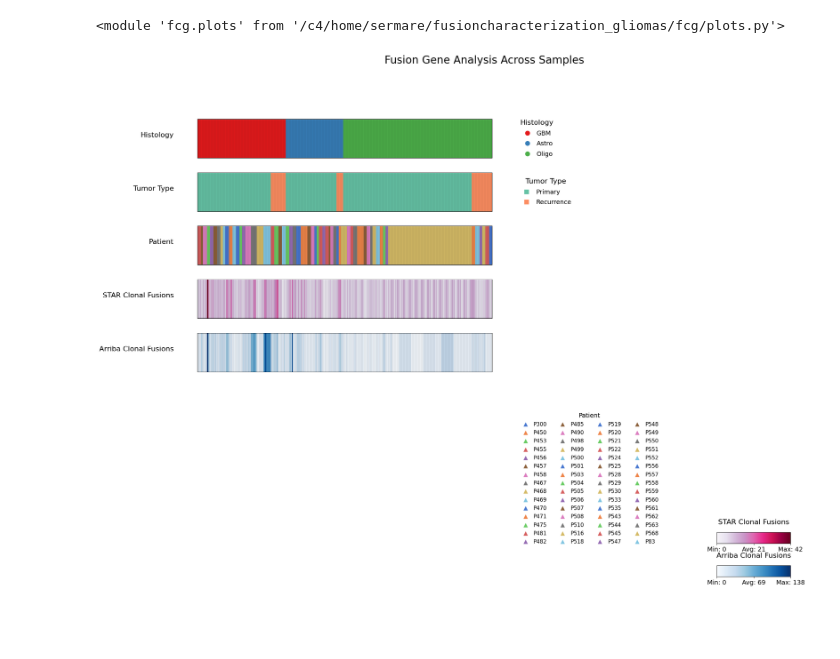
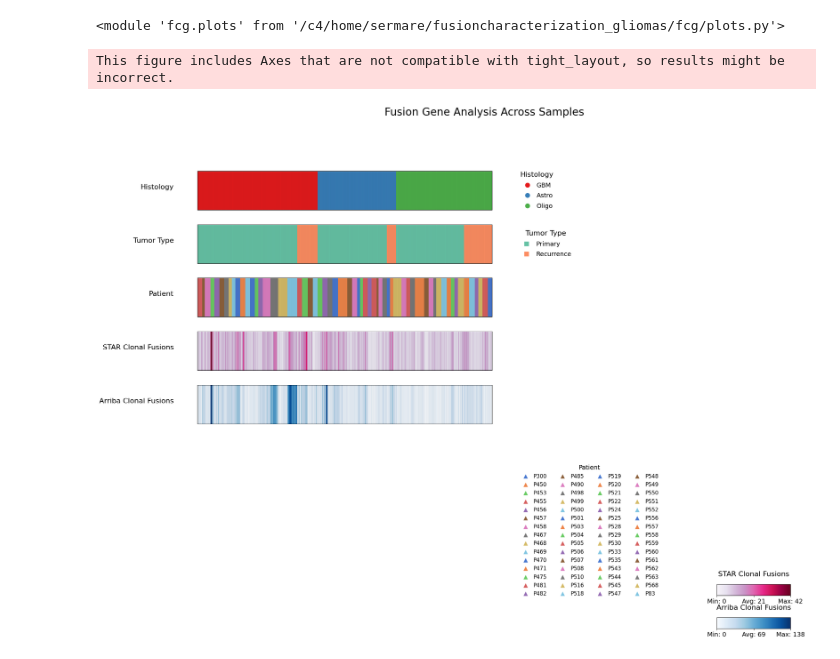
Before and after one commit to sermare/fusioncharacterization_gliomas, a Jupyter notebook: fcg/jupyter_notebooks/generation_panel.ipynb, the cells around one changed output. Cells and saved outputs as stored; diff of their text form; code cells hidden in the pictures; blank space fills up the shorter version.

Commit message:
corrected the overlap of fusion detections by both algorithms

```diff
--- a/fcg/jupyter_notebooks/generation_panel.ipynb
+++ b/fcg/jupyter_notebooks/generation_panel.ipynb
@@ -373,6 +373,8 @@ arriba_sample_clonal = arriba_sample_fusions.merge(arriba_clonal_set, on="patien
 arriba_sample_clonal["Arriba_clonal_in_sample"] = arriba_sample_clonal.apply(
     lambda row: sum(fg in row["Arriba_clonal_fusions"] for fg in row["fg_bk_list"]), axis=1
 )
+
+arriba_sample_clonal.loc[327, 'file_path'] = 'P520SF12625-V9_S62_L003' #arriba_sample_clonal['patient'] == 'P520'] #P520SF12625V9
 # %%
 # Starting with your patient-level dataframe (this could be per sample or per patient as needed)
 final_df = merged_counts[['SF#', 'patient', 'Histology', 'Tumor', 'RNAseq_number']]
@@ -541,9 +544,10 @@ importlib.reload(plots)
 # %% [output]
 <module 'fcg.plots' from '/c4/home/sermare/fusioncharacterization_gliomas/fcg/plots.py'>
 # %%
-plots.plot_fusion_heatmap_with_patients(final_df)
+plots.plot_fusion_heatmap_with_patients(final_df.drop_duplicates('file_path_x'))
 # %% [output]
+This figure includes Axes that are not compatible with tight_layout, so results might be incorrect.
-[figure, old version]
+[figure, new version]
 # %%
 correspondent_file_metadata = pd.merge(left= merged, right = arriba38[['file_path','complete_path']].drop_duplicates(), left_on = 'file_path_x', right_on='file_path', how ='left').drop_duplicates()
 # correspondent_file_metadata = correspondent_file_metadata.drop_duplicates('file_path_x')
```
Also changed, not shown: parts of 5 cells of this notebook, 3 other files.
